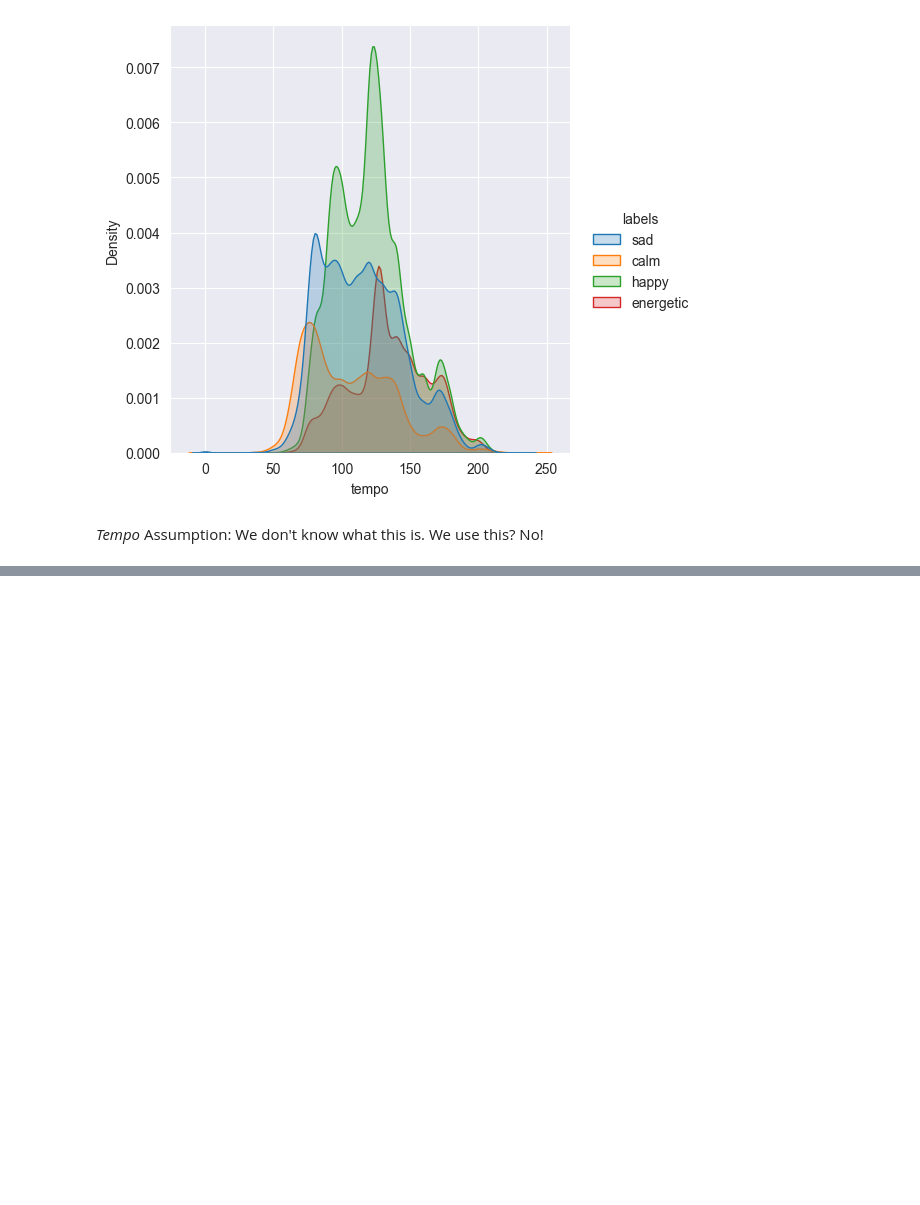
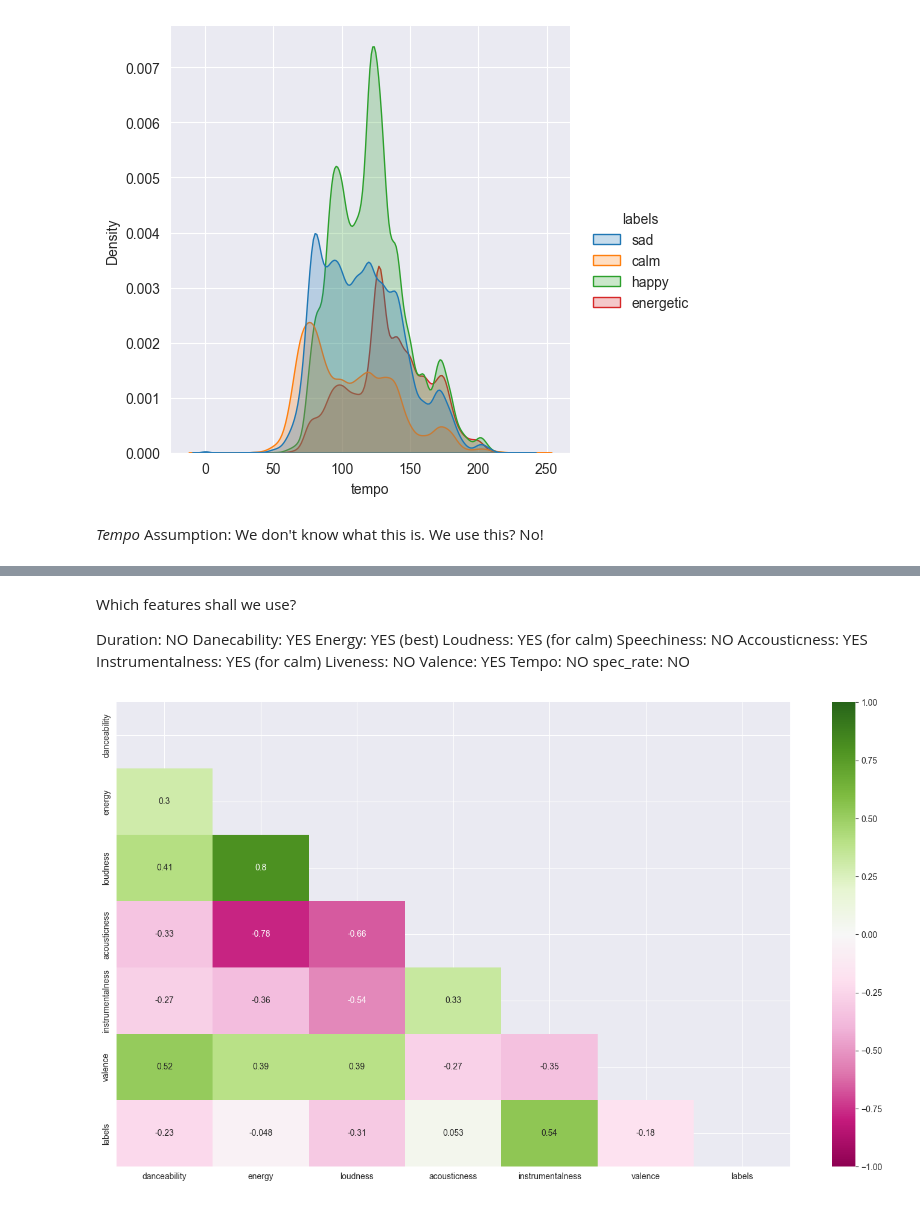
Before and after one commit to mr-perseus/ML-hacking-day, a Jupyter notebook: part-1-data-analysis.ipynb, the cells around one changed output, grey strips where cells are left out. Cells and saved outputs as stored; diff of their text form; code cells hidden in the pictures; blank space fills up the shorter version.

```diff
--- a/classification.ipynb
+++ b/part-1-data-analysis.ipynb
@@ -202,0 +224,26 @@ sns.displot(df_train, x="spec_rate", hue="labels", kind="kde", fill=True, log_sc
+# %% [markdown]
+Which features shall we use?
+
+Duration: NO
+Danecability:  YES
+Energy: YES (best)
+Loudness: YES (for calm)
+Speechiness:  NO
+Accousticness: YES
+Instrumentalness:  YES (for calm)
+Liveness: NO
+Valence: YES
+Tempo: NO
+spec_rate: NO
+# %%
+# Correlation between Numerical features
+columns_to_drop = ["uri", "Unnamed: 0", "Unnamed: 0.1", "Unnamed: 0.2", "duration (ms)", "speechiness", "liveness", "tempo", "spec_rate"]
+correlation = df_train.drop(columns_to_drop, axis=1).corr()
+plt.figure(figsize=(18, 10))
+sns.heatmap(
+    correlation,
+    mask=np.triu(np.ones_like(correlation, dtype=bool)),
+    annot=True, vmin=-1, vmax=1, cmap="PiYG"
+);
+# %% [output]
+[figure, added]
```
Also changed, not shown: parts of 5 cells of this notebook, 1 other file.
